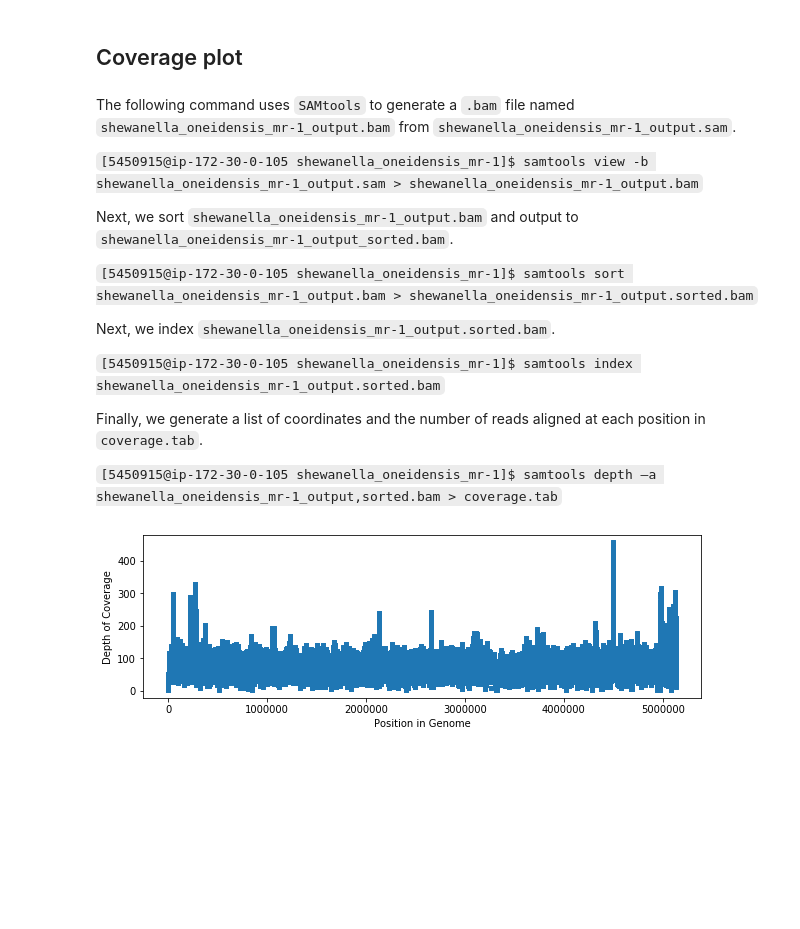
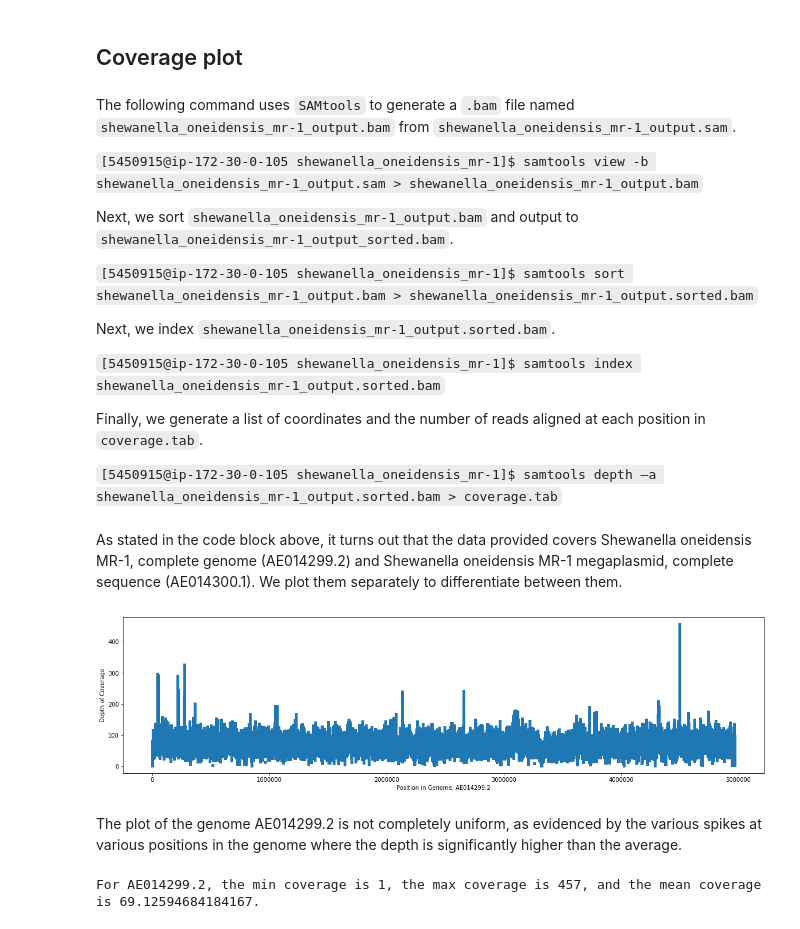
Before and after one commit to sjclin/UCB-BioE-131, a Jupyter notebook: Lab 6/Lab 6.ipynb, the cells around one changed output. Cells and saved outputs as stored; diff of their text form; code cells hidden in the pictures; blank space fills up the shorter version.

```diff
--- a/Lab 6/Lab 6.ipynb
+++ b/Lab 6/Lab 6.ipynb
@@ -63,23 +65,36 @@ Next, we index `shewanella_oneidensis_mr-1_output.sorted.bam`.
 
 Finally, we generate a list of coordinates and the number of reads aligned at each position in `coverage.tab`.
 
-`[5450915@ip-172-30-0-105 shewanella_oneidensis_mr-1]$ samtools depth –a shewanella_oneidensis_mr-1_output,sorted.bam > coverage.tab`
+`[5450915@ip-172-30-0-105 shewanella_oneidensis_mr-1]$ samtools depth –a shewanella_oneidensis_mr-1_output.sorted.bam > coverage.tab`
 # %%
 %matplotlib inline
 import numpy as np
 import matplotlib.pyplot as plt
-
-depths = []
-coverage_file = open("shewanella_oneidensis_mr-1/coverage.tab", "r")
-for line in coverage_file:
-    entries = line.split()
-    depths.append(int(entries[2]))
-depths = np.asarray(depths)
+# %%
+somr1depths = []
+somr1plasmid_depths = []
+coverage_file = open("shewanella_oneidensis_mr-1/coverage.tab", "r")
+for line in coverage_file:
+    entries = line.split()
+    # Differentiate between Shewanella oneidensis MR-1, complete genome (AE014299.2) and Shewanella oneidensis MR-1 megaplasmid, complete sequence (AE014300.1)
+    if entries[0] == "AE014299.2":
+        somr1depths.append(int(entries[2]))
+    else:
+        somr1plasmid_depths.append(int(entries[2]))
+coverage_file.close()
+# %% [markdown]
+As stated in the code block above, it turns out that the data provided covers Shewanella oneidensis MR-1, complete genome (AE014299.2) and Shewanella oneidensis MR-1 megaplasmid, complete sequence (AE014300.1). We plot them separately to differentiate between them.
 # %%
-plt.rcParams['figure.figsize'] = 10, 3
-plt.xlabel("Position in Genome")
+plt.rcParams['figure.figsize'] = 20, 5
+plt.xlabel("Position in Genome, AE014299.2")
 plt.ylabel("Depth of Coverage")
-plt.scatter(range(len(depths)), depths, s=10, marker="s")
+plt.scatter(range(len(somr1depths)), somr1depths, s=10, marker="s")
 plt.show()
 # %% [output]
-[figure, old version]
+[figure, new version]
+# %% [markdown]
+The plot of the genome AE014299.2 is not completely uniform, as evidenced by the various spikes at various positions in the genome where the depth is significantly higher than the average.
+# %%
+print("For AE014299.2, the min coverage is {}, the max coverage is {}, and the mean coverage is {}.".format(min(somr1depths), max(somr1depths), sum(somr1depths)/len(somr1depths)))
+# %% [output]
+For AE014299.2, the min coverage is 1, the max coverage is 457, and the mean coverage is 69.12594684184167.
```
Also changed, not shown: parts of 19 cells of this notebook.
